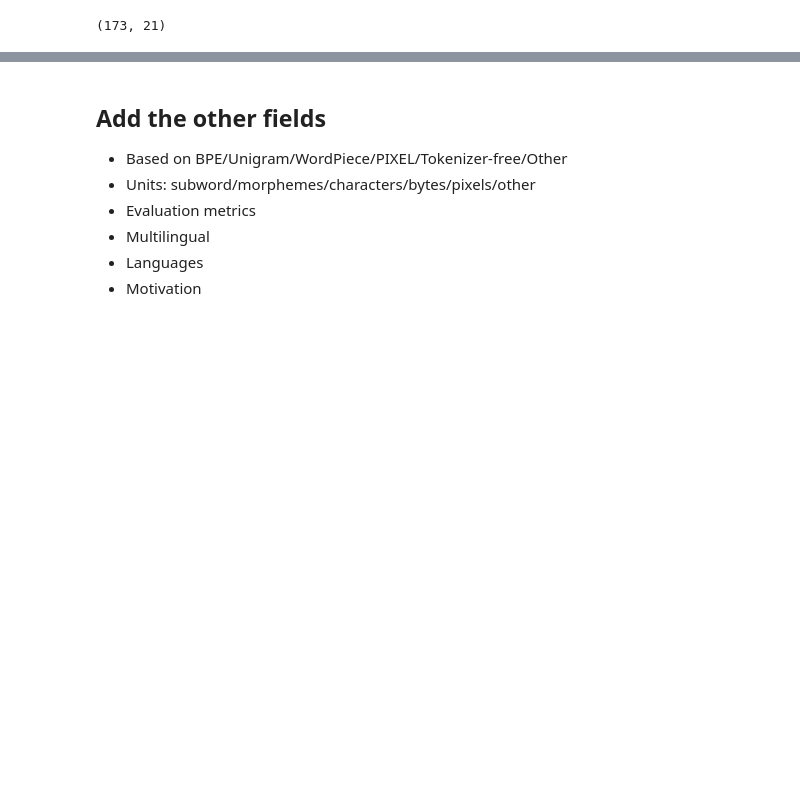
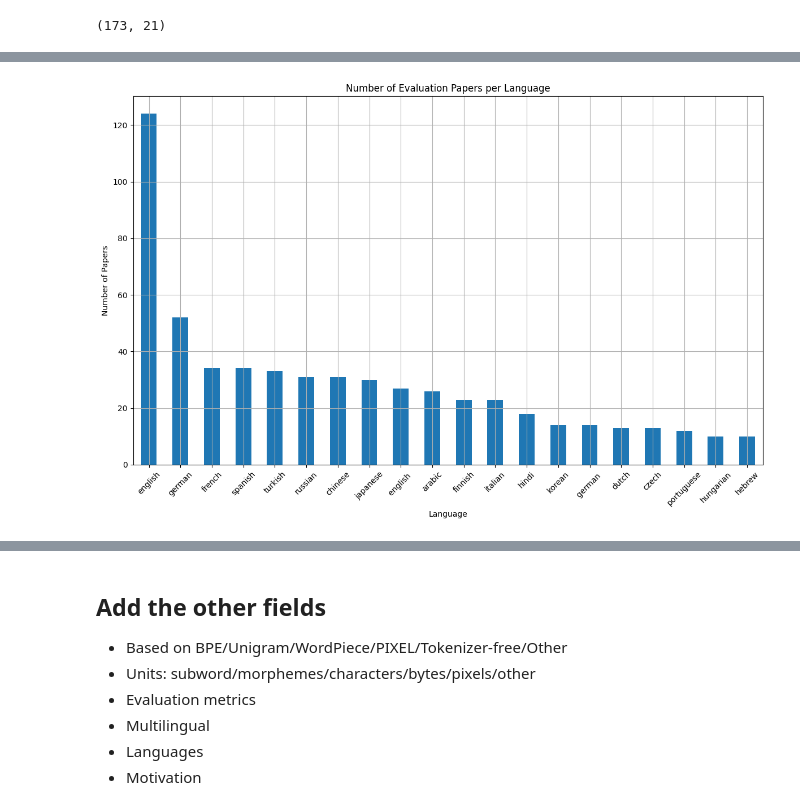
Before and after one commit to GianlucaVico/TalkAboutTokenization, a Jupyter notebook: initial_da.ipynb, the cells around one changed output, grey strips where cells are left out. Cells and saved outputs as stored; diff of their text form; code cells hidden in the pictures; blank space fills up the shorter version.

```diff
--- a/initial_da.ipynb
+++ b/initial_da.ipynb
@@ -524,0 +537,16 @@ print(no_lang['title'])
+# %%
+# PLot histogram of the number of papers per language
+all_langs = [lang for sublist in evaluation['languages'].tolist() for lang in sublist]
+all_langs = pd.Series(all_langs).value_counts()
+top_lang_counts = all_langs.head(20)
+plt.figure(figsize=(12, 8))
+top_lang_counts.plot(kind='bar')
+plt.title('Number of Evaluation Papers per Language')
+plt.xlabel('Language')
+plt.ylabel('Number of Papers')
+plt.xticks(rotation=45)
+plt.grid(True)
+plt.tight_layout()
+plt.show()
+# %% [output]
+[figure, added]
```
Also changed, not shown: parts of 7 cells of this notebook, 2 other files.
